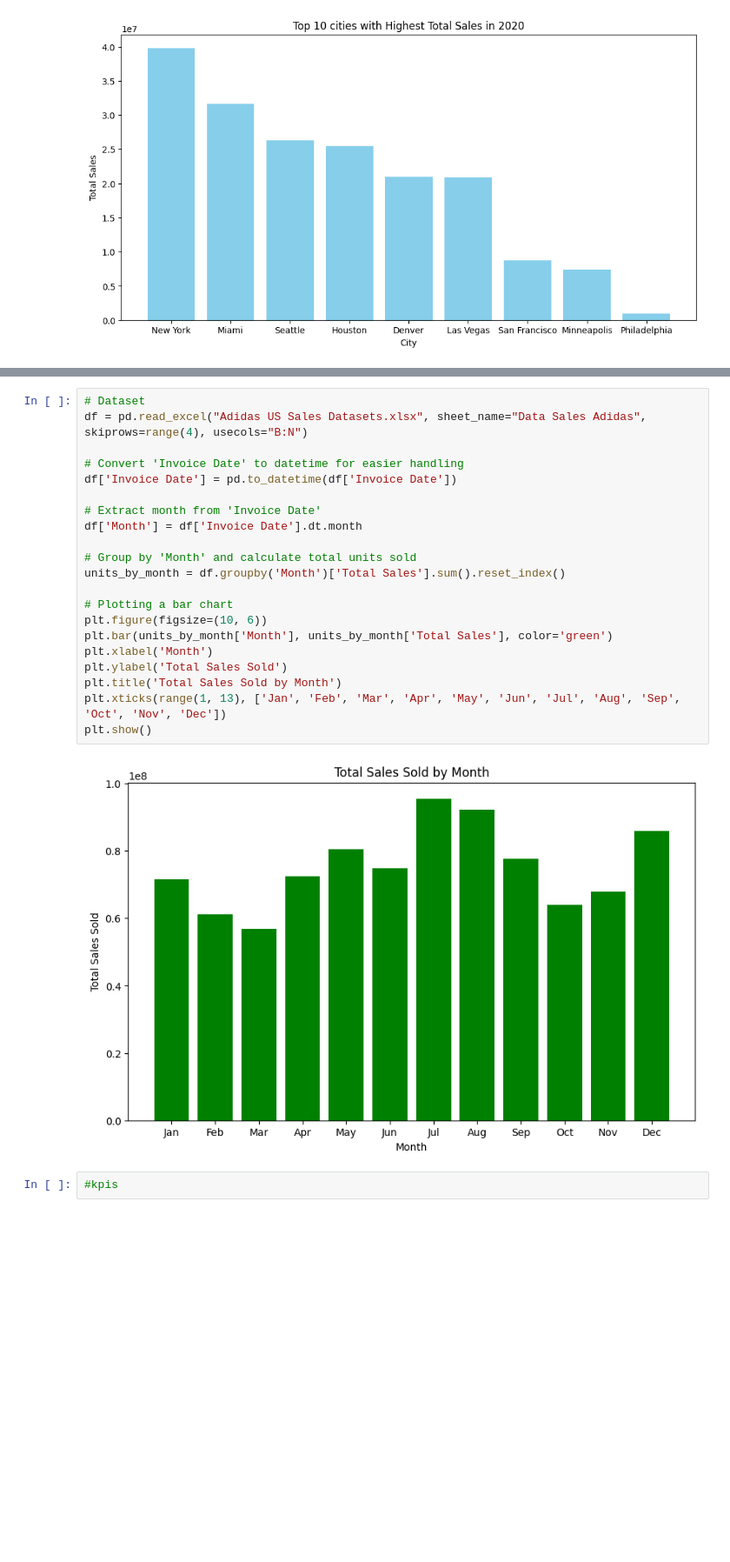
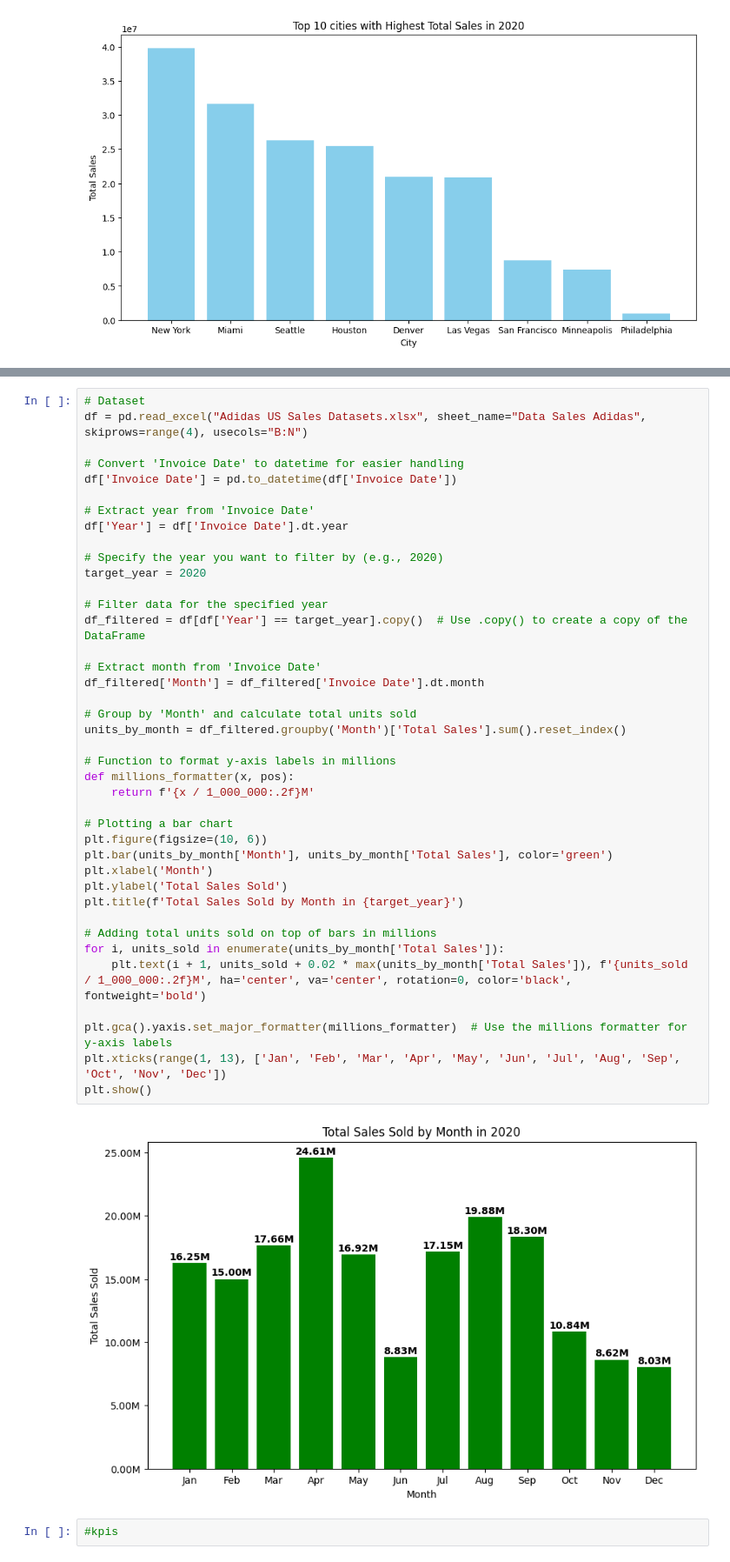
Before and after one commit to delatorrena2016/sql-etl-analytics, a Jupyter notebook: exp.ipynb, the cells around one changed output, grey strips where cells are left out. Shown at 87% size. Saved outputs shown, nothing was run; the diff lists cells and outputs as text; blank space fills up the shorter version.

```diff
--- a/exp.ipynb
+++ b/exp.ipynb
@@ -557,26 +606,45 @@ plt.show()
 # %%
 # Dataset
 df = pd.read_excel("Adidas US Sales Datasets.xlsx", sheet_name="Data Sales Adidas", skiprows=range(4), usecols="B:N")
 
 # Convert 'Invoice Date' to datetime for easier handling
 df['Invoice Date'] = pd.to_datetime(df['Invoice Date'])
 
+# Extract year from 'Invoice Date'
+df['Year'] = df['Invoice Date'].dt.year
+
+# Specify the year you want to filter by (e.g., 2020)
+target_year = 2020
+
+# Filter data for the specified year
+df_filtered = df[df['Year'] == target_year].copy()  # Use .copy() to create a copy of the DataFrame
+
 # Extract month from 'Invoice Date'
-df['Month'] = df['Invoice Date'].dt.month
+df_filtered['Month'] = df_filtered['Invoice Date'].dt.month
 
 # Group by 'Month' and calculate total units sold
-units_by_month = df.groupby('Month')['Total Sales'].sum().reset_index()
+units_by_month = df_filtered.groupby('Month')['Total Sales'].sum().reset_index()
+
+# Function to format y-axis labels in millions
+def millions_formatter(x, pos):
+    return f'{x / 1_000_000:.2f}M'
 
 # Plotting a bar chart
 plt.figure(figsize=(10, 6))
 plt.bar(units_by_month['Month'], units_by_month['Total Sales'], color='green')
 plt.xlabel('Month')
 plt.ylabel('Total Sales Sold')
-plt.title('Total Sales Sold by Month')
+plt.title(f'Total Sales Sold by Month in {target_year}')
+
+# Adding total units sold on top of bars in millions
+for i, units_sold in enumerate(units_by_month['Total Sales']):
+    plt.text(i + 1, units_sold + 0.02 * max(units_by_month['Total Sales']), f'{units_sold / 1_000_000:.2f}M', ha='center', va='center', rotation=0, color='black', fontweight='bold')
+
+plt.gca().yaxis.set_major_formatter(millions_formatter)  # Use the millions formatter for y-axis labels
 plt.xticks(range(1, 13), ['Jan', 'Feb', 'Mar', 'Apr', 'May', 'Jun', 'Jul', 'Aug', 'Sep', 'Oct', 'Nov', 'Dec'])
 plt.show()
 # %% [output]
-[figure, old version]
+[figure, new version]
 # %%
 #kpis
 # %%
```
Also changed, not shown: parts of 5 cells of this notebook.
